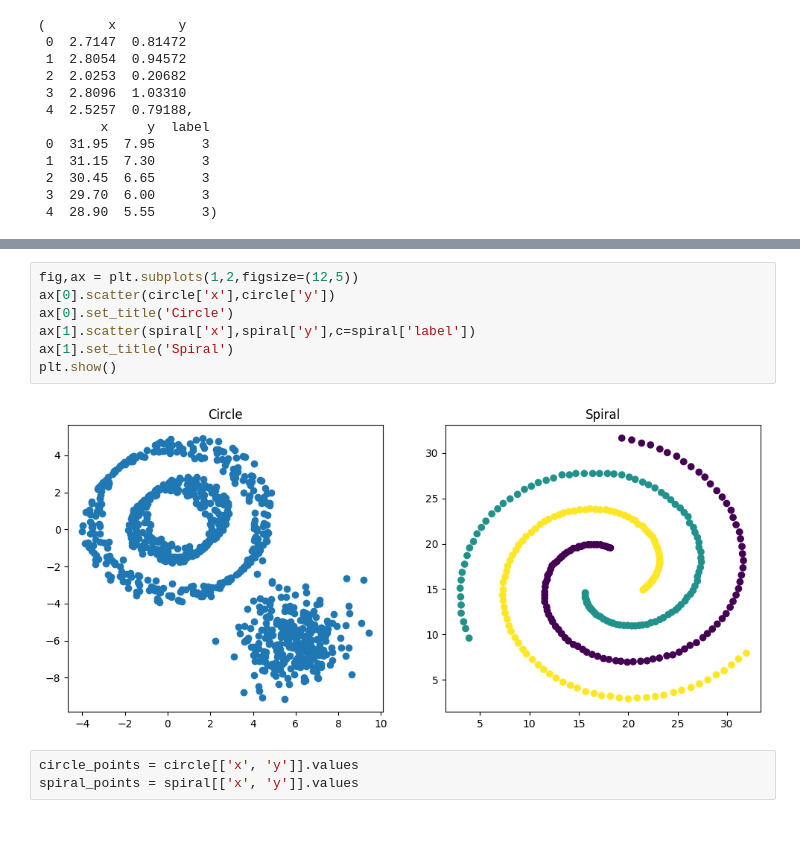
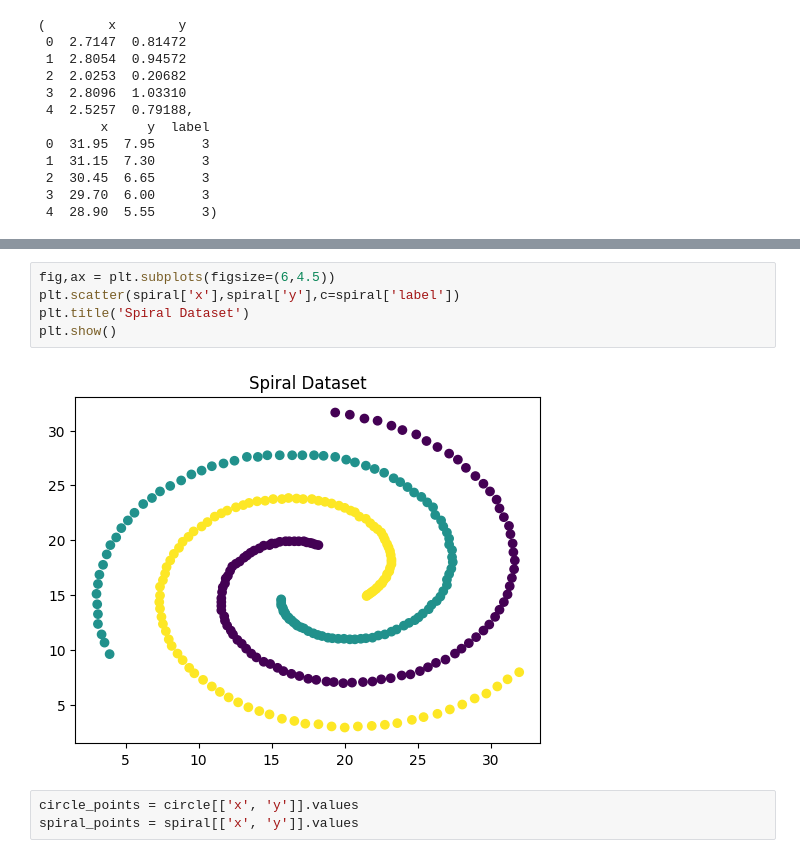
Before and after one commit to chiaramaretto/CA-Homework2, a Jupyter notebook: Maretto_Gosmar_HWSC.ipynb, the cells around one changed output, grey strips where cells are left out. Cells and saved outputs as stored; diff of their text form; blank space fills up the shorter version.

```diff
--- a/Maretto_Gosmar_HWSC.ipynb
+++ b/Maretto_Gosmar_HWSC.ipynb
@@ -32,12 +38,10 @@ circle.head(), spiral.head()
 # %%
-fig,ax = plt.subplots(1,2,figsize=(12,5))
-ax[0].scatter(circle['x'],circle['y'])
-ax[0].set_title('Circle')
-ax[1].scatter(spiral['x'],spiral['y'],c=spiral['label'])
-ax[1].set_title('Spiral')
+fig,ax = plt.subplots(figsize=(6,4.5))
+plt.scatter(spiral['x'],spiral['y'],c=spiral['label'])
+plt.title('Spiral Dataset')
 plt.show()
 # %% [output]
-[figure, old version]
+[figure, new version]
 # %%
 circle_points = circle[['x', 'y']].values
 spiral_points = spiral[['x', 'y']].values
```
Also changed, not shown: parts of 51 cells of this notebook.
